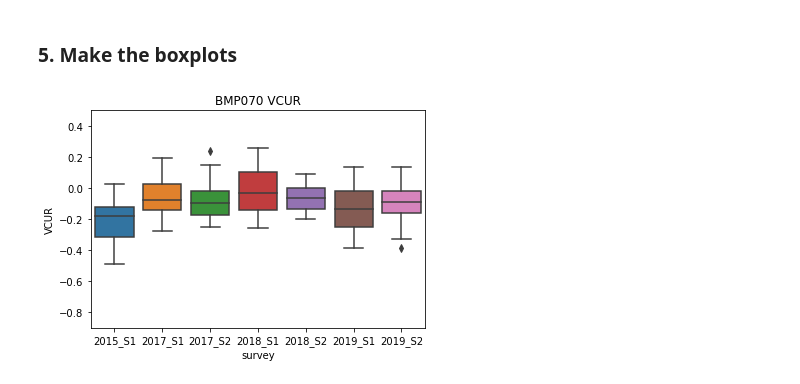
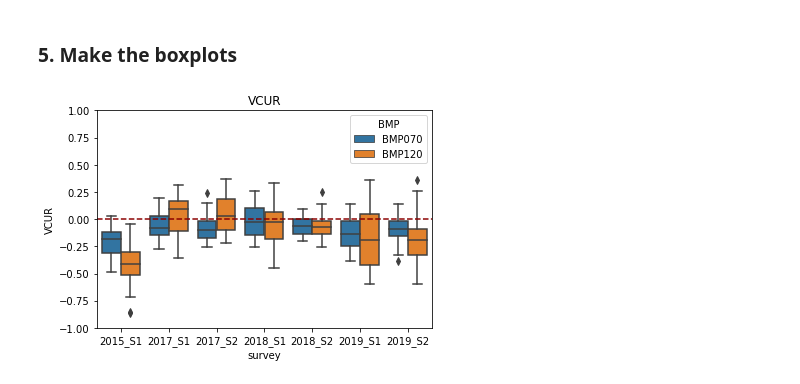
Before and after one commit to Lachlan00/BMP-Variability, a Jupyter notebook: mooring_anomalies.ipynb, the cells around one changed output. Cells and saved outputs as stored; diff of their text form; code cells hidden in the pictures.

```diff
--- a/mooring_anomalies.ipynb
+++ b/mooring_anomalies.ipynb
@@ -177,13 +177,17 @@ for i, row in survey_time.iterrows():
 # Join data frames
 df070 = pd.concat(df070_catch)
 df120 = pd.concat(df120_catch)
+df070['BMP'] = 'BMP070'
+df120['BMP'] = 'BMP120'
+dfBoth = pd.concat([df070, df120])
 # %% [markdown]
 ### 5. Make the boxplots
 # %%
 # BMP070
-ax = sns.boxplot(x=df070.survey, y=df070.VCUR)
-ax.set_ylim([-.9, .5])
-ax.set_title('BMP070 VCUR')
-plt.savefig('./output/anomalies/BMP070_VCUR.png', facecolor='white')
+ax = sns.boxplot(x=dfBoth.survey, y=dfBoth.VCUR, hue=dfBoth.BMP)
+ax.set_ylim([-1, 1])
+ax.set_title('VCUR')
+plt.axhline(y=0, ls='--', color='darkred')
+plt.savefig('./output/mooring/VCUR/VCUR.png', facecolor='white')
 # %% [output]
-[figure, old version]
+[figure, new version]
```
Also changed, not shown: parts of 2 cells of this notebook, 4 other files.
